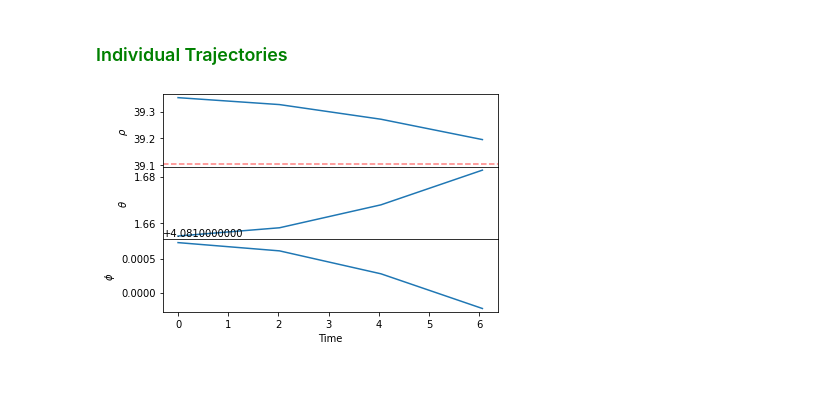
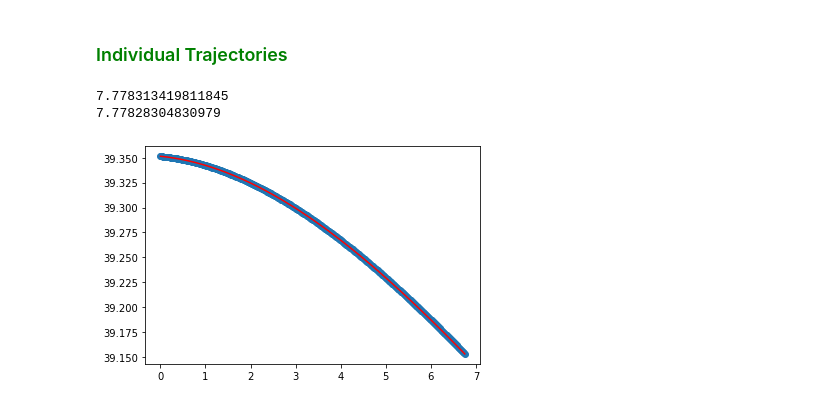
Before and after one commit to Hi-Tree/WGM_Forces, a Jupyter notebook: ode.ipynb, the cells around one changed output. Saved outputs shown, nothing was run; the diff lists cells and outputs as text; code cells hidden in the pictures; blank space fills up the shorter version.

```diff
--- a/ode.ipynb
+++ b/ode.ipynb
@@ -152,30 +154,17 @@ plt.show()
 # %% [markdown]
 <h3 style="color:green">Individual Trajectories</h3>
-# %%
-time = np.linspace(0,200,100)
-gamma_ =  0.071851
-u0 = [39.351469,-0.004582 , 1.654382, 0, 4.081736, 0]
-sol = odeint(f, u0, time, args = (par, gamma_))
-
-def indi(sol, time):
-    fig = plt.figure()
-    gs = fig.add_gridspec(3, hspace = 0)
-    axs = gs.subplots(sharex = True)
-    axs[0].plot(time, sol[:, 0], markersize = 2)
-    #show resonator's surface
-    axs[0].axhline(par['x_r'], ls = 'dashed', alpha = 0.5, color = 'red')
-    axs[0].set_ylabel(r'$\rho$')
-    axs[1].plot(time, sol[:, 2], markersize = 2)
-    axs[1].set_ylabel(r'$\theta$')
-    axs[2].plot(time, sol[:, 4], markersize = 2)
-    axs[2].set_ylabel(r'$\phi$')
-
-    for ax in axs:
-        ax.label_outer()
-
-    plt.xlabel('Time')
-    plt.show()
-
-indi(sol,time)
-# %% [output]
-[figure, removed]
+# %%
+time = np.linspace(0,30,2000)
+gamma_1 =  0.080879
+gamma_2 = 0.080537
+u0 = [39.351469,-0.004582 , 1.654382, 0, 4.081736, 0]
+sol1 = odeint(f, u0, time, args = (par, gamma_1, 7.216837e-07))
+sol2 = odeint(f, u0, time, args = (par, gamma_2, 7.232143e-07))
+
+plt.plot(time, sol1[:,0], "o") #blue is 0.0808
+plt.plot(time, sol2[:,0], color = "red")
+plt.show()
+# %% [output]
+7.778313419811845
+7.77828304830979
+[figure, added]
```
Also changed, not shown: parts of 5 cells of this notebook.
